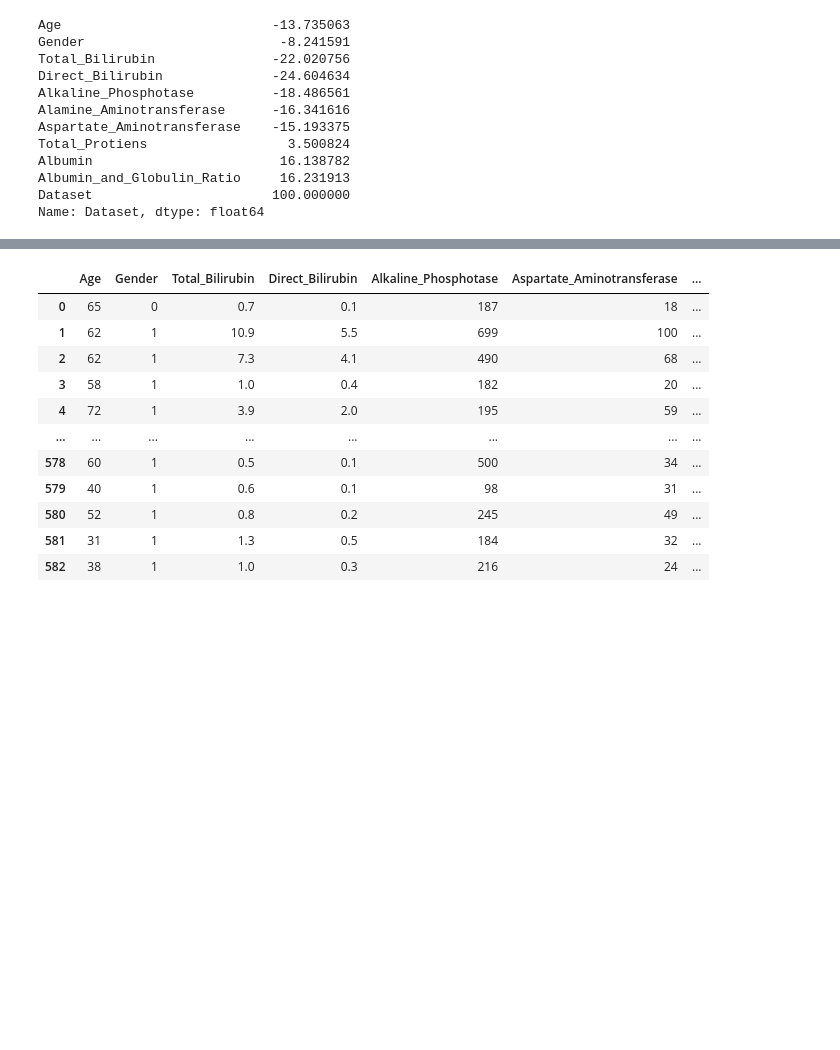
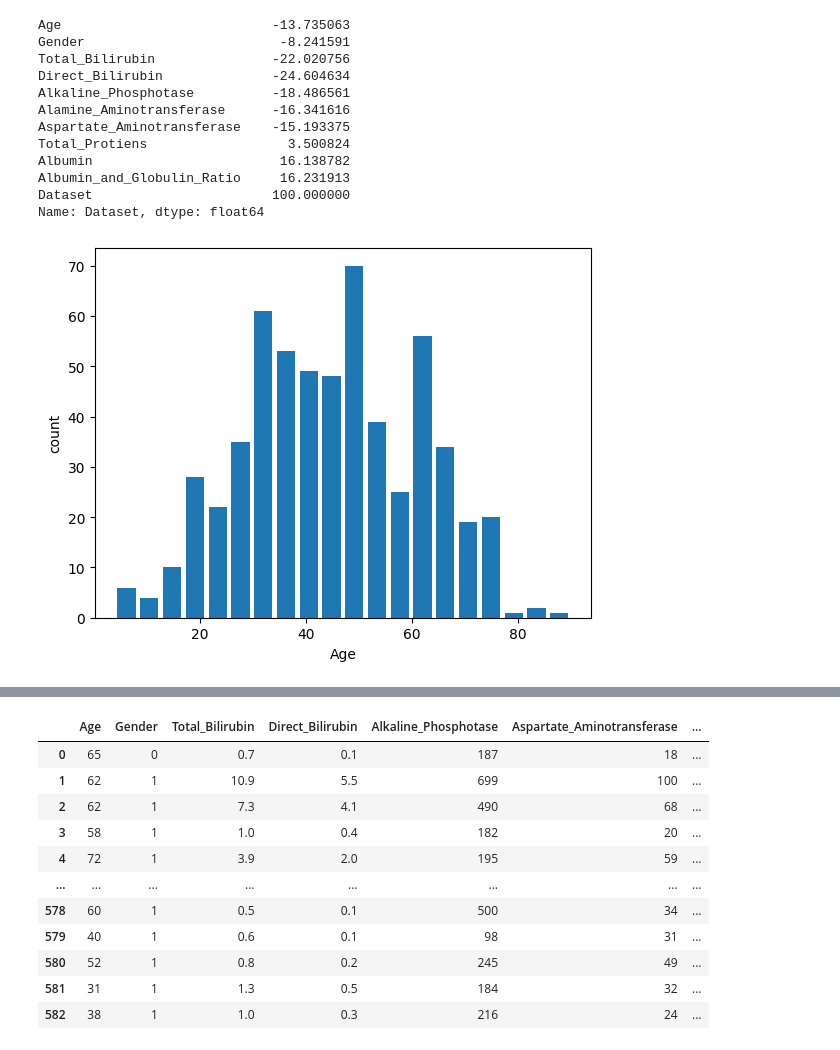
Before and after one commit to Babun001/Liver-Diseases-Prediction-using-Machine-Learning, a Jupyter notebook: Preprocessing.ipynb, the cells around one changed output, grey strips where cells are left out. Drawn from its saved outputs; the diff is of its cells as text; code cells hidden in the pictures; blank space fills up the shorter version.

```diff
--- a/Preprocessing.ipynb
+++ b/Preprocessing.ipynb
@@ -63,3 +63,10 @@ Albumin                        16.138782
 Albumin_and_Globulin_Ratio     16.231913
 Dataset                       100.000000
 Name: Dataset, dtype: float64
+# %%
+plt.hist(Liver_df.Age, bins=20, rwidth=0.8)
+plt.xlabel('Age')
+plt.ylabel('count')
+plt.show()
+# %% [output]
+[figure, added]
```
Also changed, not shown: parts of 3 cells of this notebook, 1 other file.
